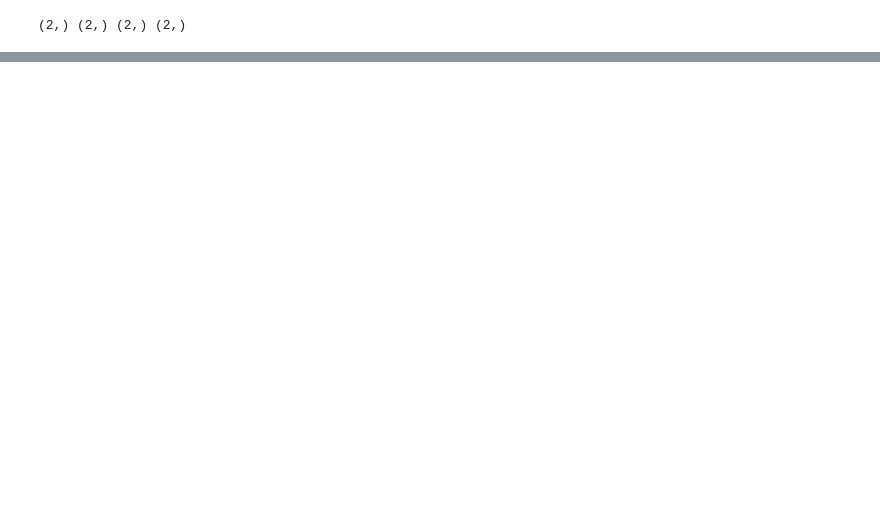
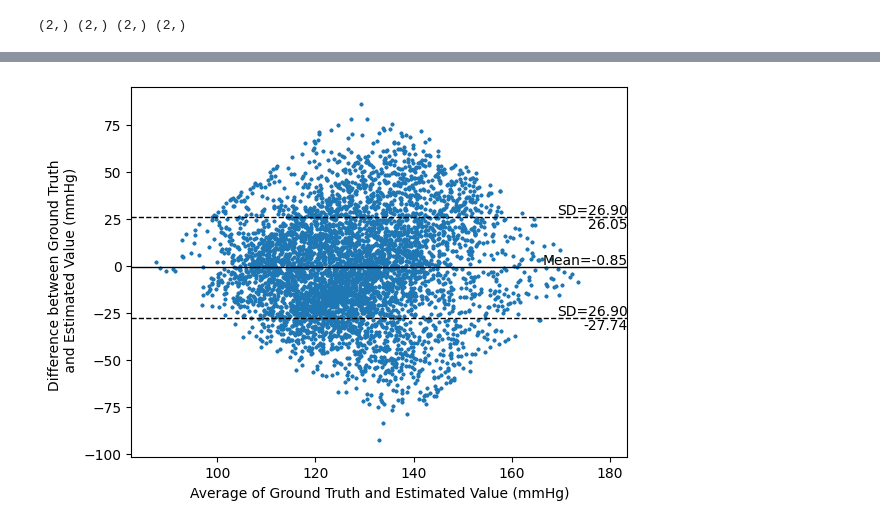
Before and after one commit to ax6000/BloodPressureEstimation, a Jupyter notebook: notebooks/eval_ldm.ipynb, the cells around one changed output, grey strips where cells are left out. Saved outputs shown, nothing was run; the diff lists cells and outputs as text; code cells hidden in the pictures; blank space fills up the shorter version.

```diff
--- a/notebooks/eval_ldm.ipynb
+++ b/notebooks/eval_ldm.ipynb
@@ -15,0 +25,3 @@ PRED_PATH=r'../repos/latent-diffusion/models/ldm/v4_ppg2abp-kl-f4/samples/000774
+# %%
+file = np.load(PRED_PATH)
+file.shape
@@ -49,12 +69,14 @@ gt[:] -= scales[0,0]
 gt[:] /= scales[0,1]
 out[:] -= scales[0,0]
 out[:] /= scales[0,1]
+# %%
+out -= 9
 # %%
 gt_min,gt_max = calc_min_max(gt)
 out_min,out_max = calc_min_max(out)
 errors = np.zeros((2,*out_min.shape))
-errors[0,:]=gt_min-out_min
-errors[1,:]=gt_max-out_max
+errors[0,:]=out_min-gt_min
+errors[1,:]=out_max-gt_max
 gt_mean = np.mean(gt.flatten())
 out_mean = np.mean(out.flatten())
 gt_std = np.std(gt.mean(axis=1),dtype=np.float64)
@@ -118,0 +323,24 @@ print("""
+# %%
+def bland_altman_plot(pred,gt):
+    error = pred - gt
+    mean = (pred+gt)/2
+    std = np.std(error)
+    me = np.mean(error)
+    xmin = mean.min()-5
+    xmax = mean.max()+10
+    plt.scatter(mean,error,s=3)
+    plt.hlines(me,xmin,xmax,colors='black',linewidth=1)
+    plt.hlines(me+std,xmin,xmax, linestyles='dashed',colors='black',linewidth=1)
+    plt.hlines(me-std,xmin,xmax, linestyles='dashed',colors='black',linewidth=1)
+    plt.xlabel("Average of Ground Truth and Estimated Value (mmHg)")
+    plt.ylabel("Difference between Ground Truth \n and Estimated Value (mmHg)")
+    plt.text(xmax, me+std, f"SD={std:.2f}",fontsize='medium', horizontalalignment = "right", verticalalignment ="bottom" )
+    plt.text(xmax, me+std, f"{me+std:.2f}",fontsize='medium', horizontalalignment = "right", verticalalignment ="top" )
+    plt.text(xmax, me-std, f"SD={std:.2f}",fontsize='medium', horizontalalignment = "right", verticalalignment ="bottom" )
+    plt.text(xmax, me-std, f"{me-std:.2f}",fontsize='medium', horizontalalignment = "right", verticalalignment ="top" )
+    plt.text(xmax, me, f"Mean={me:.2f}",fontsize='medium', horizontalalignment = "right", verticalalignment ="bottom" )
+    plt.xlim(xmin,xmax)
+# %%
+bland_altman_plot(out_max,gt_max)
+# %% [output]
+[figure, added]
```
Also changed, not shown: parts of 16 cells of this notebook, 1 other file.
